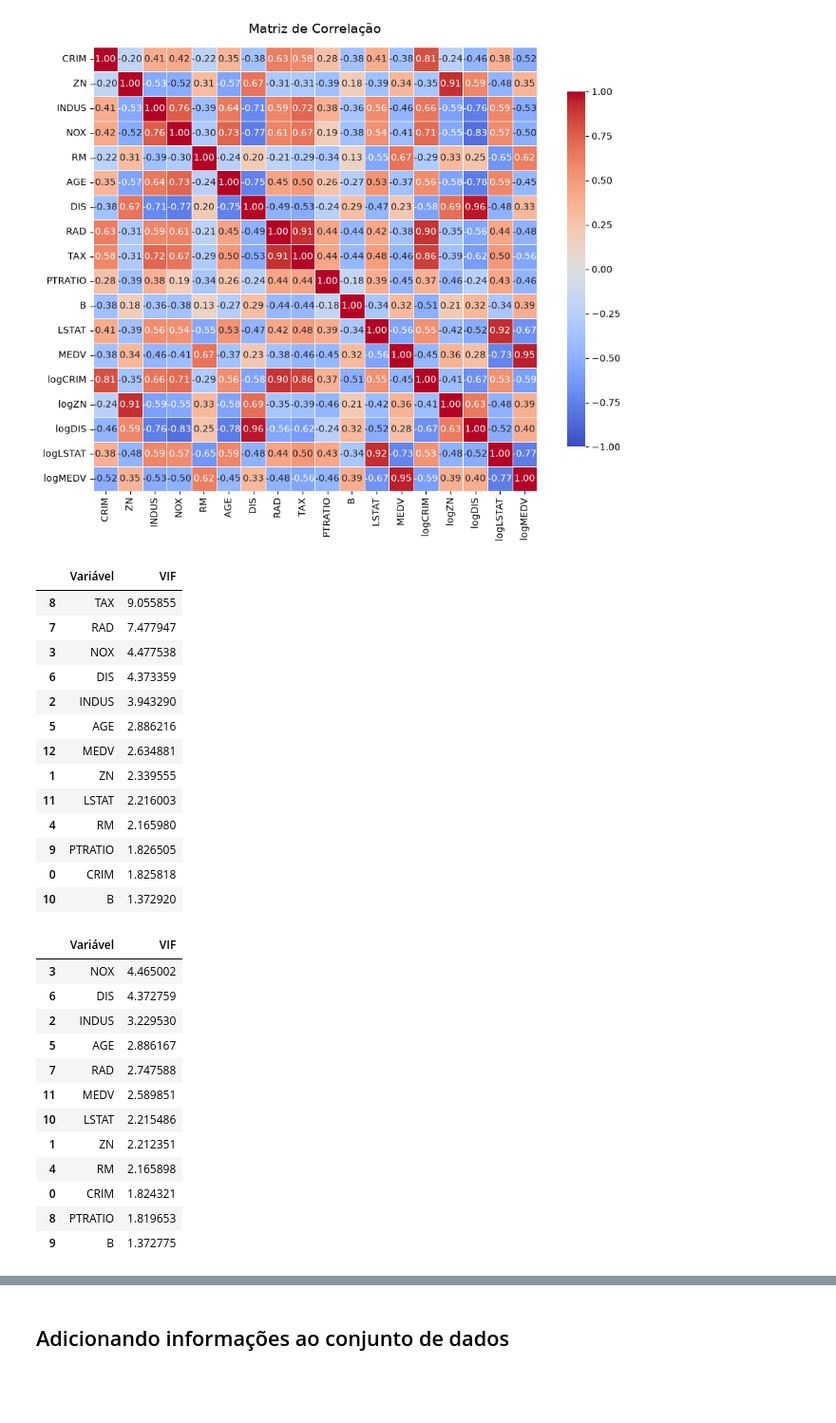
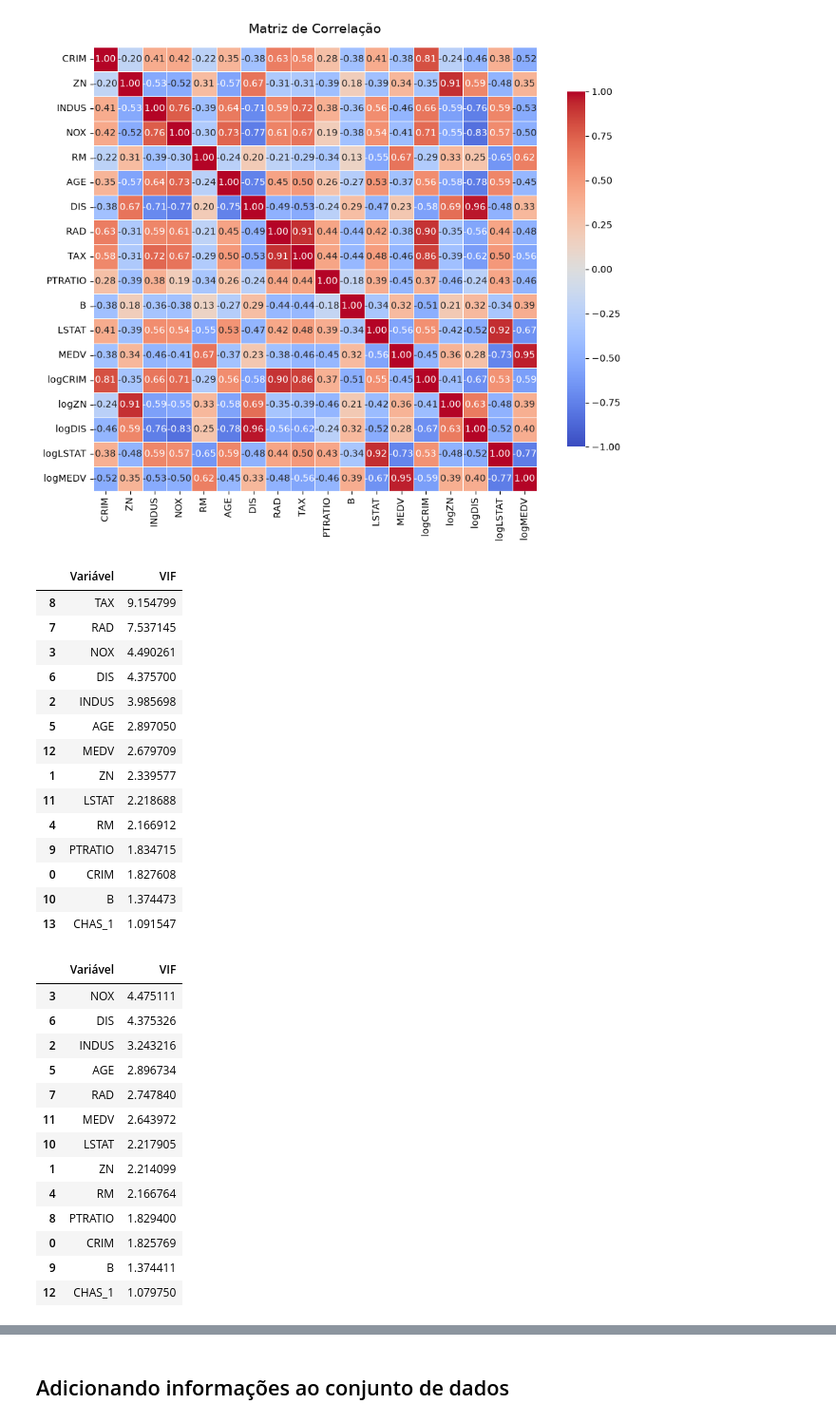
Before and after one commit to Luizeduardo1424/Boston-Housing-RLM, a Jupyter notebook: notebooks/EDA.ipynb, the cells around one changed output, grey strips where cells are left out. Shown at 95% size. Saved outputs shown, nothing was run; the diff lists cells and outputs as text; code cells hidden in the pictures; blank space fills up the shorter version.

```diff
--- a/notebooks/EDA.ipynb
+++ b/notebooks/EDA.ipynb
@@ -93,6 +94,9 @@ output_fig_dir = '../results/figures'
 os.makedirs(output_fig_dir, exist_ok=True)
 # %%
 df = pd.read_csv("../data/housing.csv")
+
+# CHAS é uma variável indicadora (0/1): tratada como categórica, não contínua
+df["CHAS"] = df["CHAS"].astype("category")
 # %%
 def gerar_subplot_hist(variaveis: list[str], size: tuple[int, int], name: str):
 
@@ -176,8 +180,10 @@ def gerar_subplot_regplot(variaveis: list[str], y: str, size: tuple[int, int], n
 
     plt.show()
 
-def calcular_vif(df: pd.DataFrame, colunas_numericas: list[str]):
-    X = df[colunas_numericas].dropna().copy()
+def calcular_vif(df: pd.DataFrame, colunas: list[str]):
+    X = df[colunas].dropna().copy()
+    # Variáveis categóricas (ex.: CHAS) entram como indicadoras 0/1
+    X = pd.get_dummies(X, drop_first=True, dtype=float)
     X_com_const = add_constant(X)
 
     # 3. Calcula o VIF para cada variável
@@ -452,42 +490,44 @@ plt.show()
 # %% [output]
 [figure]
 # %%
-colunas_explicativas = ['CRIM', 'ZN', 'INDUS', 'NOX', 'RM', 'AGE', 'DIS', 'RAD', 'TAX',
+colunas_explicativas = ['CRIM', 'ZN', 'INDUS', 'CHAS', 'NOX', 'RM', 'AGE', 'DIS', 'RAD', 'TAX',
     'PTRATIO', 'B', 'LSTAT', 'MEDV']
 
 calcular_vif(df, colunas_explicativas)
 # %% [output]
 |  | Variável | VIF |
-| 8 | TAX | 9.055855 |
-| 7 | RAD | 7.477947 |
-| 3 | NOX | 4.477538 |
-| 6 | DIS | 4.373359 |
-| 2 | INDUS | 3.943290 |
-| 5 | AGE | 2.886216 |
-| 12 | MEDV | 2.634881 |
-| 1 | ZN | 2.339555 |
-| 11 | LSTAT | 2.216003 |
-| 4 | RM | 2.165980 |
-| 9 | PTRATIO | 1.826505 |
-| 0 | CRIM | 1.825818 |
-| 10 | B | 1.372920 |
+| 8 | TAX | 9.154799 |
+| 7 | RAD | 7.537145 |
+| 3 | NOX | 4.490261 |
+| 6 | DIS | 4.375700 |
+| 2 | INDUS | 3.985698 |
+| 5 | AGE | 2.897050 |
+| 12 | MEDV | 2.679709 |
+| 1 | ZN | 2.339577 |
+| 11 | LSTAT | 2.218688 |
+| 4 | RM | 2.166912 |
+| 9 | PTRATIO | 1.834715 |
+| 0 | CRIM | 1.827608 |
+| 10 | B | 1.374473 |
+| 13 | CHAS_1 | 1.091547 |
 # %%
-colunas_explicativas = ['CRIM', 'ZN', 'INDUS', 'NOX', 'RM', 'AGE', 'DIS', 'RAD',
+colunas_explicativas = ['CRIM', 'ZN', 'INDUS', 'CHAS', 'NOX', 'RM', 'AGE', 'DIS', 'RAD',
     'PTRATIO', 'B', 'LSTAT', 'MEDV']
 
 calcular_vif(df, colunas_explicativas)
 # %% [output]
 |  | Variável | VIF |
-| 3 | NOX | 4.465002 |
-| 6 | DIS | 4.372759 |
-| 2 | INDUS | 3.229530 |
-| 5 | AGE | 2.886167 |
-| 7 | RAD | 2.747588 |
-| 11 | MEDV | 2.589851 |
-| 10 | LSTAT | 2.215486 |
-| 1 | ZN | 2.212351 |
-| 4 | RM | 2.165898 |
-| 0 | CRIM | 1.824321 |
-| 8 | PTRATIO | 1.819653 |
-| 9 | B | 1.372775 |
+| 3 | NOX | 4.475111 |
+| 6 | DIS | 4.375326 |
+| 2 | INDUS | 3.243216 |
+| 5 | AGE | 2.896734 |
+| 7 | RAD | 2.747840 |
+| 11 | MEDV | 2.643972 |
+| 10 | LSTAT | 2.217905 |
+| 1 | ZN | 2.214099 |
+| 4 | RM | 2.166764 |
+| 8 | PTRATIO | 1.829400 |
+| 0 | CRIM | 1.825769 |
+| 9 | B | 1.374411 |
+| 12 | CHAS_1 | 1.079750 |
 # %%
```
Also changed, not shown: parts of 13 cells of this notebook, 1 other file.
